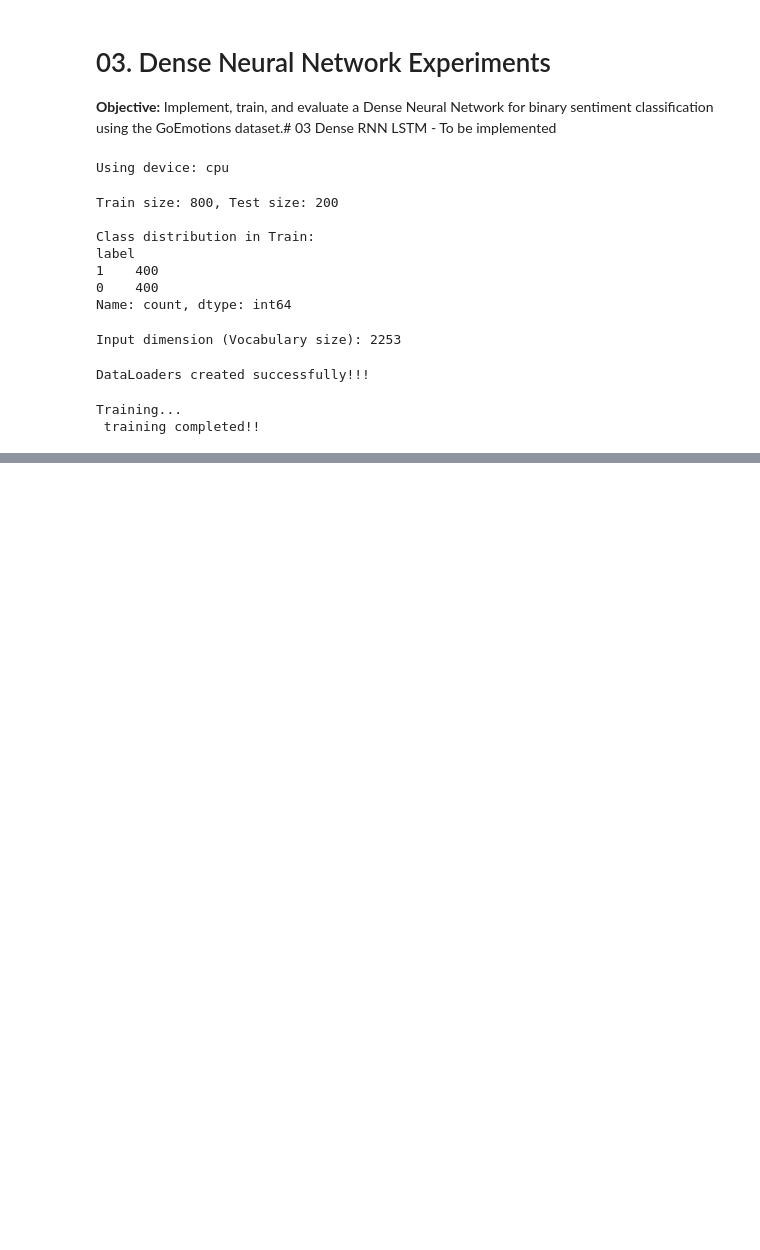
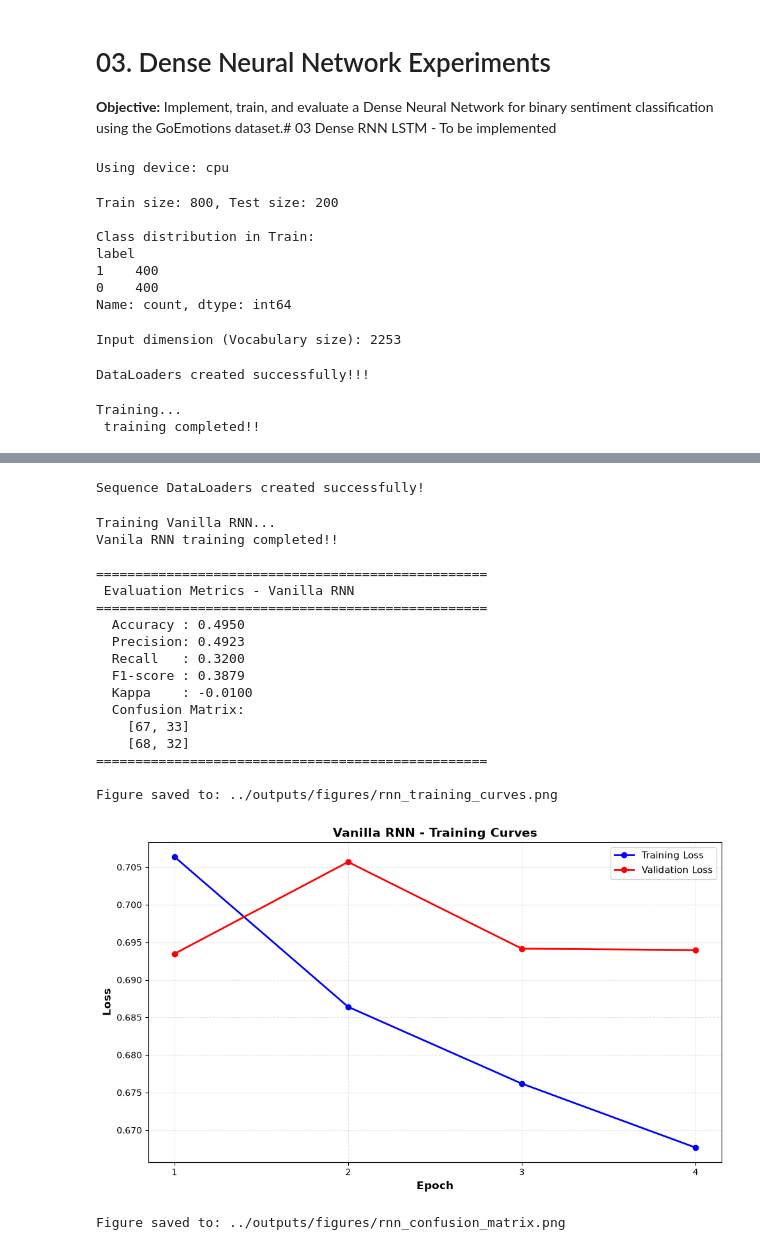
Before and after one commit to pabox123/JEHEJEHEJEHE, a Jupyter notebook: notebooks/03_dense_rnn_lstm.ipynb, the cells around one changed output, grey strips where cells are left out. Cells and saved outputs as stored; diff of their text form; code cells hidden in the pictures; blank space fills up the shorter version.

```diff
--- a/notebooks/03_dense_rnn_lstm.ipynb
+++ b/notebooks/03_dense_rnn_lstm.ipynb
@@ -153,0 +181,75 @@ Figure saved to: ../outputs/figures/dense_confusion_matrix.png
+# %%
+from torch.utils.data import Dataset
+
+class SequenceDataset(Dataset):
+    def __init__(self, sequences, labels):
+        self.sequences = sequences
+        self.labels = labels.copy()
+
+    def __len__(self):
+        return len(self.sequences)
+    def __getitem__(self, idx):
+        return {
+            "input_ids": torch.tensor(self.sequences[idx], dtype=torch.long),
+            "labels": torch.tensor(self.labels[idx], dtype=torch.float)
+        }
+
+train_seq_dataset = SequenceDataset(X_train_seq, y_train)
+test_seq_dataset = SequenceDataset(X_test_seq, y_test)
+
+train_seq_loader = DataLoader(train_seq_dataset, batch_size=64, shuffle=True)
+test_seq_loader = DataLoader(test_seq_dataset, batch_size=64, shuffle=False)
+
+print("Sequence DataLoaders created successfully!")
+# %% [output]
+Sequence DataLoaders created successfully!
+# %%
+from src.models import VanillaRNN
+
+model_rnn = VanillaRNN(
+    vocab_size=vocab_size,
+    embedding_dim=64,
+    hidden_dim=128,
+    output_dim=1,
+    num_layers=1,
+    bidirectional=True,
+    dropout_rate=0.3
+).to(device)
+
+print("Training Vanilla RNN...")
+history_rnn = train_model(
+    model=model_rnn,
+    train_loader=train_seq_loader,
+    val_loader=test_seq_loader,
+    epochs=15,
+    lr=0.001,
+    patience=3,
+    device=device
+)
+print("Vanila RNN training completed!!")
+
+metrics_rnn = evaluate_model(model_rnn, test_seq_loader, device=device)
+print_metrics(metrics_rnn, model_name="Vanilla RNN")
+
+plot_training_curves(history_rnn['train_losses'], history_rnn['val_losses'], "Vanilla RNN", "../outputs/figures/rnn_training_curves.png")
+plot_confusion_matrix(np.array(metrics_rnn['confusion_matrix']), ["Negative", "Positive"], "Vanilla RNN", "../outputs/figures/rnn_confusion_matrix.png")
+# %% [output]
+Training Vanilla RNN...
+Vanila RNN training completed!!
+
+==================================================
+ Evaluation Metrics - Vanilla RNN
+==================================================
+  Accuracy : 0.4950
+  Precision: 0.4923
+  Recall   : 0.3200
+  F1-score : 0.3879
+  Kappa    : -0.0100
+  Confusion Matrix:
+    [67, 33]
+    [68, 32]
+==================================================
+
+Figure saved to: ../outputs/figures/rnn_training_curves.png
+[figure, added]
+Figure saved to: ../outputs/figures/rnn_confusion_matrix.png
```
Also changed, not shown: parts of 7 cells of this notebook, 9 other files.
